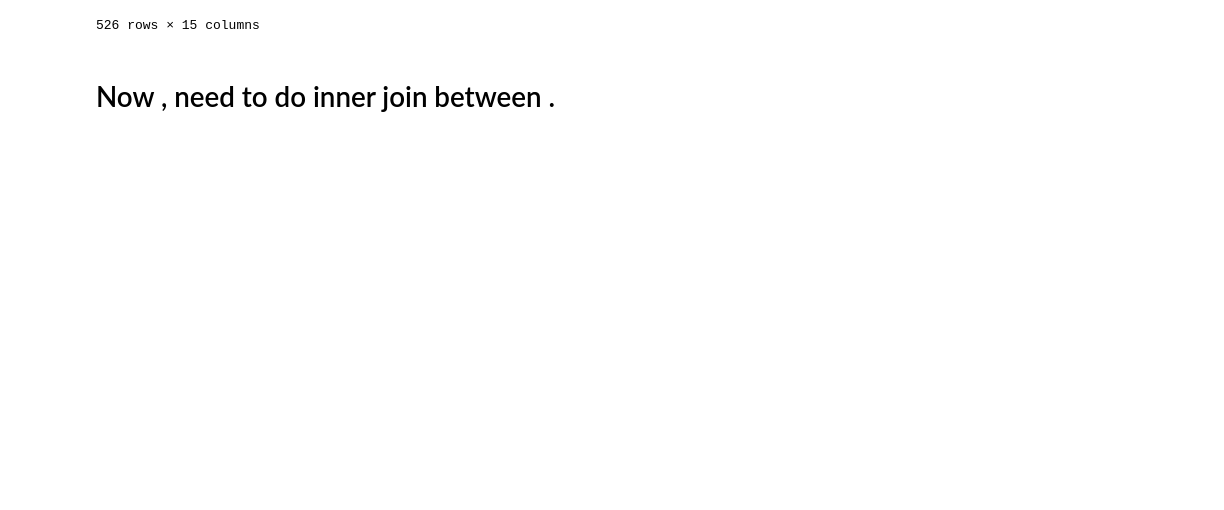
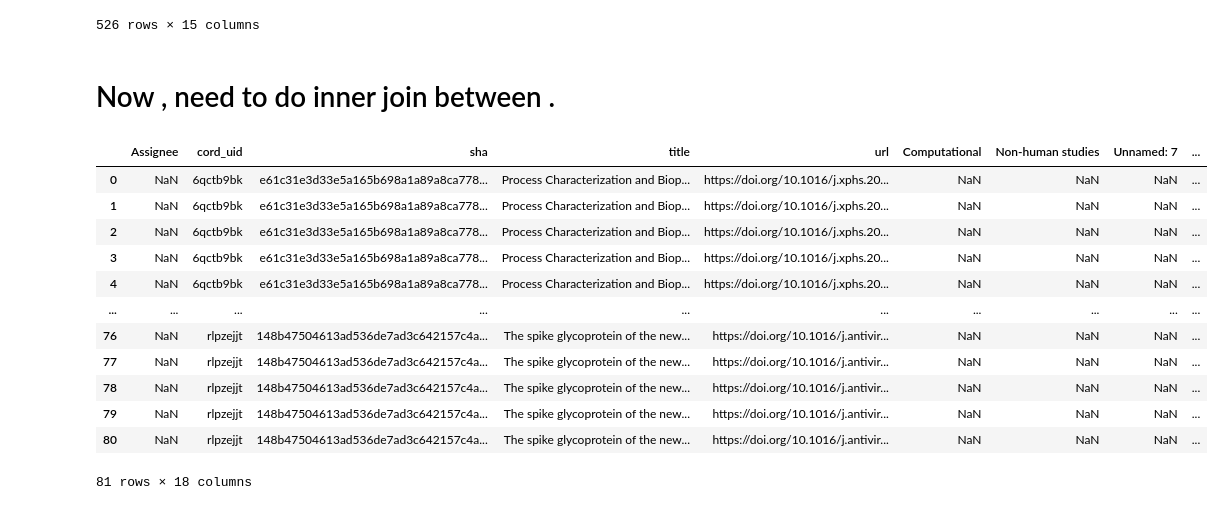
Before and after one commit to mindyng/Covid19, a Jupyter notebook: Paper_Study_Design_Annotation_BaselineModel_TreeModels.ipynb, the cells around one changed output. Cells and saved outputs as stored; diff of their text form; code cells hidden in the pictures; blank space fills up the shorter version.

```diff
--- a/Paper_Study_Design_Annotation_BaselineModel_TreeModels.ipynb
+++ b/Paper_Study_Design_Annotation_BaselineModel_TreeModels.ipynb
@@ -118,0 +35,3 @@ sentence_sample_lem
+# %%
+NLPData=pd.read_csv('NLPDatasets_v7_preprocessed_v7_dataset.csv')
+NLPData
@@ -178,3 +178,19 @@ df2
 526 rows × 15 columns
 # %% [markdown]
 # Now , need to do inner join between .
+# %%
+df2.merge(NLPData,left_on='sha',right_on='paper_id')
+# %% [output]
+|  | Assignee | cord_uid | sha | title | url | Computational | Non-human studies | Unnamed: 7 | ... |
+| 0 | NaN | 6qctb9bk | e61c31e3d33e5a165b698a1a89a8ca778... | Process Characterization and Biop... | https://doi.org/10.1016/j.xphs.20... | NaN | NaN | NaN | ... |
+| 1 | NaN | 6qctb9bk | e61c31e3d33e5a165b698a1a89a8ca778... | Process Characterization and Biop... | https://doi.org/10.1016/j.xphs.20... | NaN | NaN | NaN | ... |
+| 2 | NaN | 6qctb9bk | e61c31e3d33e5a165b698a1a89a8ca778... | Process Characterization and Biop... | https://doi.org/10.1016/j.xphs.20... | NaN | NaN | NaN | ... |
+| 3 | NaN | 6qctb9bk | e61c31e3d33e5a165b698a1a89a8ca778... | Process Characterization and Biop... | https://doi.org/10.1016/j.xphs.20... | NaN | NaN | NaN | ... |
+| 4 | NaN | 6qctb9bk | e61c31e3d33e5a165b698a1a89a8ca778... | Process Characterization and Biop... | https://doi.org/10.1016/j.xphs.20... | NaN | NaN | NaN | ... |
+| ... | ... | ... | ... | ... | ... | ... | ... | ... | ... |
+| 76 | NaN | rlpzejjt | 148b47504613ad536de7ad3c642157c4a... | The spike glycoprotein of the new... | https://doi.org/10.1016/j.antivir... | NaN | NaN | NaN | ... |
+| 77 | NaN | rlpzejjt | 148b47504613ad536de7ad3c642157c4a... | The spike glycoprotein of the new... | https://doi.org/10.1016/j.antivir... | NaN | NaN | NaN | ... |
+| 78 | NaN | rlpzejjt | 148b47504613ad536de7ad3c642157c4a... | The spike glycoprotein of the new... | https://doi.org/10.1016/j.antivir... | NaN | NaN | NaN | ... |
+| 79 | NaN | rlpzejjt | 148b47504613ad536de7ad3c642157c4a... | The spike glycoprotein of the new... | https://doi.org/10.1016/j.antivir... | NaN | NaN | NaN | ... |
+| 80 | NaN | rlpzejjt | 148b47504613ad536de7ad3c642157c4a... | The spike glycoprotein of the new... | https://doi.org/10.1016/j.antivir... | NaN | NaN | NaN | ... |
+81 rows × 18 columns
```
Also changed, not shown: parts of 19 cells of this notebook.
